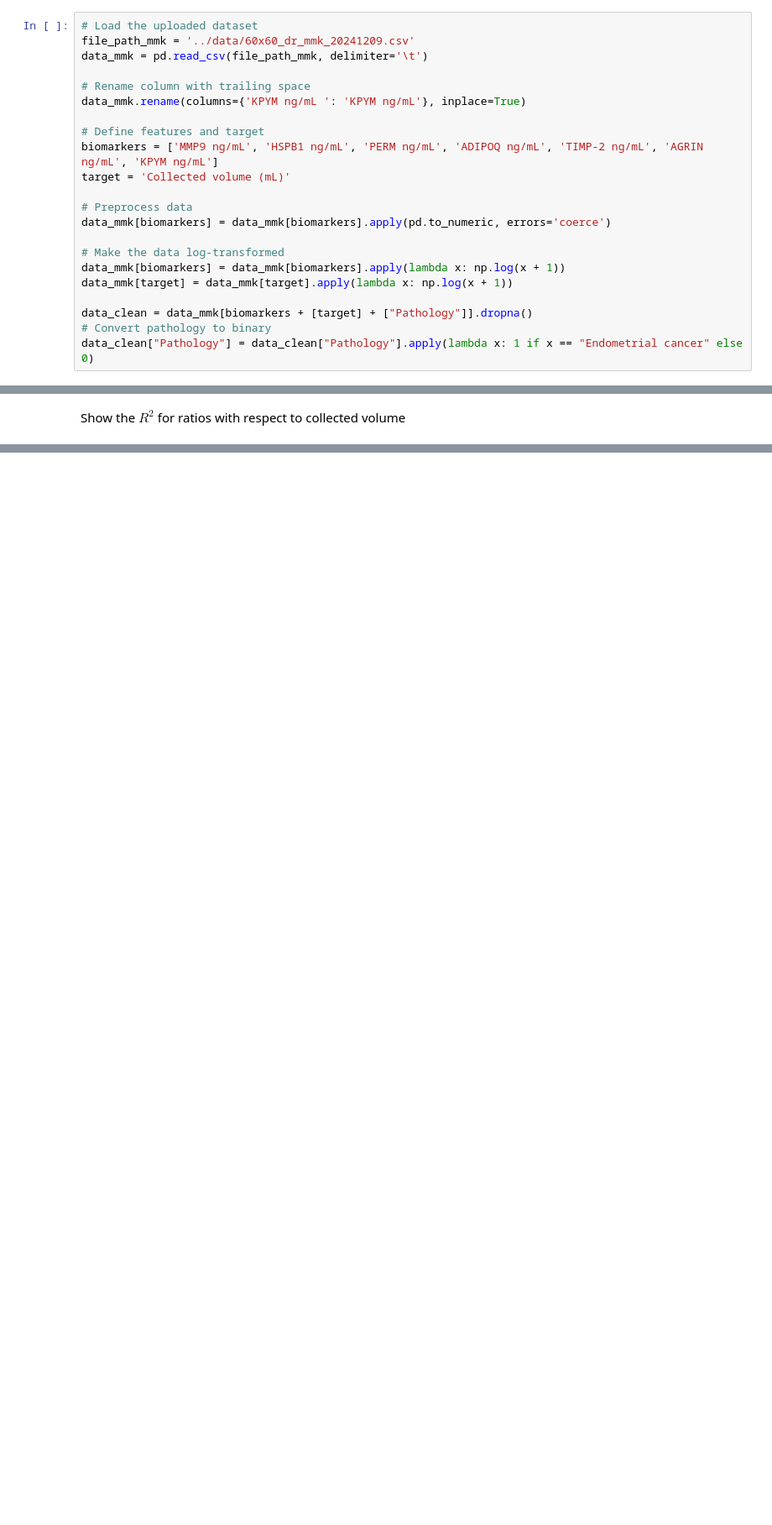
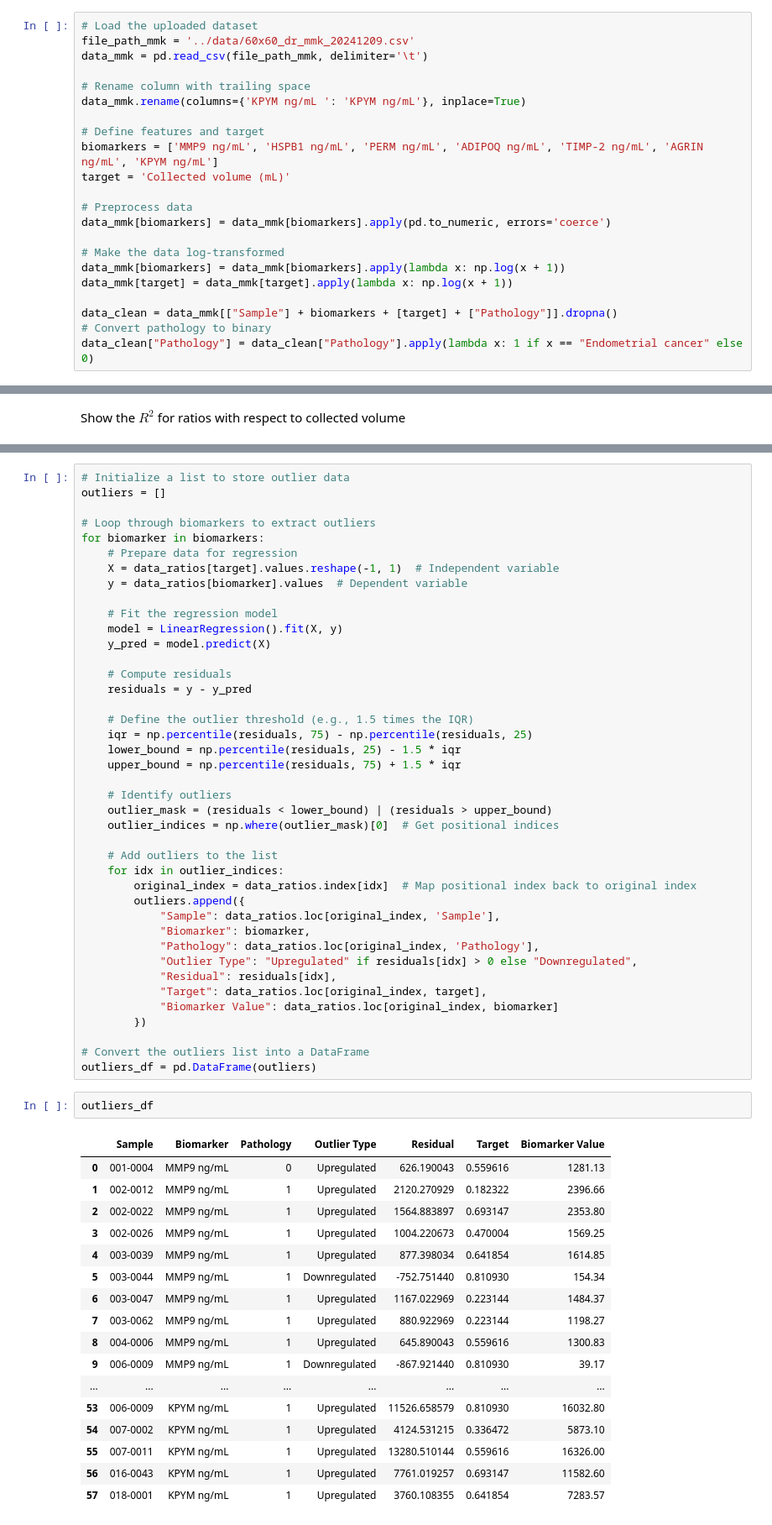
Before and after one commit to MiMARK-es/cohort-analysis, a Jupyter notebook: notebooks/60x60_dr_validation.ipynb, the cells around one changed output, grey strips where cells are left out. Shown at 84% size. Saved outputs shown, nothing was run; the diff lists cells and outputs as text; blank space fills up the shorter version.

```diff
--- a/notebooks/60x60_dr_validation.ipynb
+++ b/notebooks/60x60_dr_validation.ipynb
@@ -49,7 +50,7 @@ data_mmk[biomarkers] = data_mmk[biomarkers].apply(pd.to_numeric, errors='coerce'
 data_mmk[biomarkers] = data_mmk[biomarkers].apply(lambda x: np.log(x + 1))
 data_mmk[target] = data_mmk[target].apply(lambda x: np.log(x + 1))
 
-data_clean = data_mmk[biomarkers + [target] + ["Pathology"]].dropna()
+data_clean = data_mmk[["Sample"] + biomarkers + [target] + ["Pathology"]].dropna()
 # Convert pathology to binary
 data_clean["Pathology"] = data_clean["Pathology"].apply(lambda x: 1 if x == "Endometrial cancer" else 0)
 # %% [markdown]
@@ -257,0 +323,61 @@ ratio_r2_df
+# %%
+# Initialize a list to store outlier data
+outliers = []
+
+# Loop through biomarkers to extract outliers
+for biomarker in biomarkers:
+    # Prepare data for regression
+    X = data_ratios[target].values.reshape(-1, 1)  # Independent variable
+    y = data_ratios[biomarker].values  # Dependent variable
+
+    # Fit the regression model
+    model = LinearRegression().fit(X, y)
+    y_pred = model.predict(X)
+
+    # Compute residuals
+    residuals = y - y_pred
+
+    # Define the outlier threshold (e.g., 1.5 times the IQR)
+    iqr = np.percentile(residuals, 75) - np.percentile(residuals, 25)
+    lower_bound = np.percentile(residuals, 25) - 1.5 * iqr
+    upper_bound = np.percentile(residuals, 75) + 1.5 * iqr
+
+    # Identify outliers
+    outlier_mask = (residuals < lower_bound) | (residuals > upper_bound)
+    outlier_indices = np.where(outlier_mask)[0]  # Get positional indices
+
+    # Add outliers to the list
+    for idx in outlier_indices:
+        original_index = data_ratios.index[idx]  # Map positional index back to original index
+        outliers.append({
+            "Sample": data_ratios.loc[original_index, 'Sample'],
+            "Biomarker": biomarker,
+            "Pathology": data_ratios.loc[original_index, 'Pathology'],
+            "Outlier Type": "Upregulated" if residuals[idx] > 0 else "Downregulated",
+            "Residual": residuals[idx],
+            "Target": data_ratios.loc[original_index, target],
+            "Biomarker Value": data_ratios.loc[original_index, biomarker]
+        })
+
+# Convert the outliers list into a DataFrame
+outliers_df = pd.DataFrame(outliers)
+# %%
+outliers_df
+# %% [output]
+|  | Sample | Biomarker | Pathology | Outlier Type | Residual | Target | Biomarker Value |
+| 0 | 001-0004 | MMP9 ng/mL | 0 | Upregulated | 626.190043 | 0.559616 | 1281.13 |
+| 1 | 002-0012 | MMP9 ng/mL | 1 | Upregulated | 2120.270929 | 0.182322 | 2396.66 |
+| 2 | 002-0022 | MMP9 ng/mL | 1 | Upregulated | 1564.883897 | 0.693147 | 2353.80 |
+| 3 | 002-0026 | MMP9 ng/mL | 1 | Upregulated | 1004.220673 | 0.470004 | 1569.25 |
+| 4 | 003-0039 | MMP9 ng/mL | 1 | Upregulated | 877.398034 | 0.641854 | 1614.85 |
+| 5 | 003-0044 | MMP9 ng/mL | 1 | Downregulated | -752.751440 | 0.810930 | 154.34 |
+| 6 | 003-0047 | MMP9 ng/mL | 1 | Upregulated | 1167.022969 | 0.223144 | 1484.37 |
+| 7 | 003-0062 | MMP9 ng/mL | 1 | Upregulated | 880.922969 | 0.223144 | 1198.27 |
+| 8 | 004-0006 | MMP9 ng/mL | 1 | Upregulated | 645.890043 | 0.559616 | 1300.83 |
+| 9 | 006-0009 | MMP9 ng/mL | 1 | Downregulated | -867.921440 | 0.810930 | 39.17 |
+| ... | ... | ... | ... | ... | ... | ... | ... |
+| 53 | 006-0009 | KPYM ng/mL | 1 | Upregulated | 11526.658579 | 0.810930 | 16032.80 |
+| 54 | 007-0002 | KPYM ng/mL | 1 | Upregulated | 4124.531215 | 0.336472 | 5873.10 |
+| 55 | 007-0011 | KPYM ng/mL | 1 | Upregulated | 13280.510144 | 0.559616 | 16326.00 |
+| 56 | 016-0043 | KPYM ng/mL | 1 | Upregulated | 7761.019257 | 0.693147 | 11582.60 |
+| 57 | 018-0001 | KPYM ng/mL | 1 | Upregulated | 3760.108355 | 0.641854 | 7283.57 |
```
Also changed, not shown: parts of 8 cells of this notebook, 13 other files.
